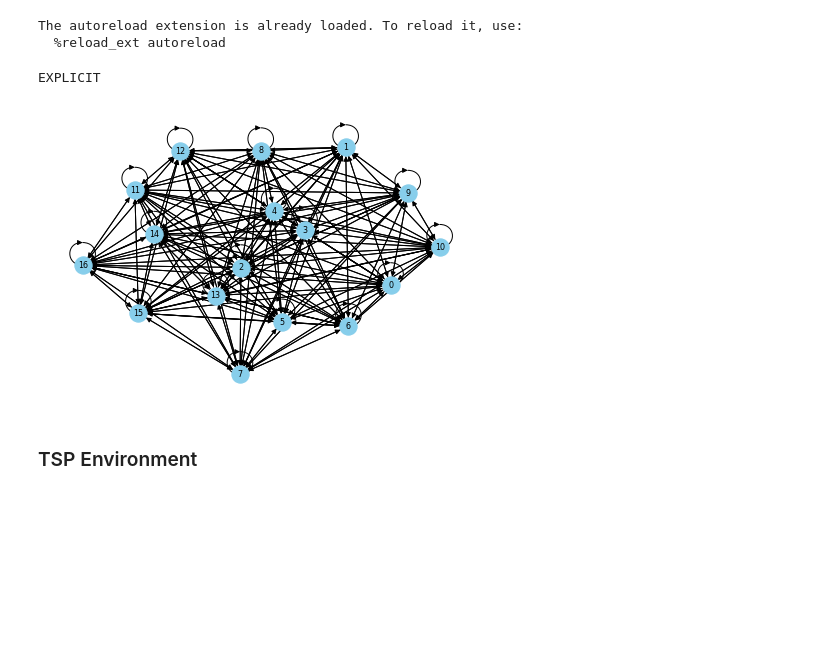
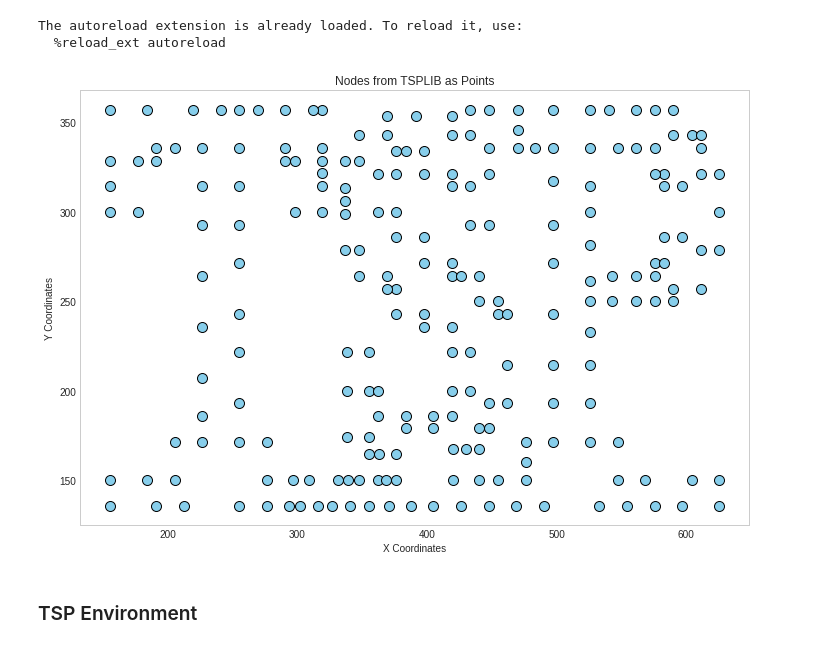
Before and after one commit to Shridhar2602/TSP-RL, a Jupyter notebook: TSP.ipynb, the cells around one changed output. Drawn from its saved outputs; the diff is of its cells as text; code cells hidden in the pictures; blank space fills up the shorter version.

```diff
--- a/TSP.ipynb
+++ b/TSP.ipynb
@@ -16,33 +21,27 @@ import math
 # %% [output]
 The autoreload extension is already loaded. To reload it, use:
   %reload_ext autoreload
-# %%
-# Load TSP instance
-problem = tsplib95.load('./ALL_atsp/br17.atsp/br17.atsp')
-
-problem.as_name_dict()
-nodes = list(problem.get_nodes())
-edges = list(problem.get_edges())
-
-w = problem.get_weight(0, 16)
-
-# Create a NetworkX graph from the problem
-graph = problem.get_graph()
-weights_list = [graph.edges[edge]['weight'] for edge in graph.edges()]
-
-print(problem.edge_weight_type)
-
-# Create a circular layout for the nodes
-pos = nx.spring_layout(graph)
-
-# Plot the graph
-nx.draw(graph, pos=pos, with_labels=True, node_size=300, node_color='skyblue', font_size=8)
-
-# Show the plot
-plt.show()
-# %% [output]
-EXPLICIT
-[figure, removed]
+# %%
+# Load TSP instance
+problem = tsplib95.load('./ALL_atsp/tsp225.tsp')
+
+# Get the node coordinates
+node_coords = problem.node_coords
+
+# Extract x and y coordinates
+x_coords = [coords[0] for coords in node_coords.values()]
+y_coords = [coords[1] for coords in node_coords.values()]
+
+# Plot the nodes as points
+plt.figure(figsize=(12, 8))
+plt.scatter(x_coords, y_coords, s=100, c='skyblue', edgecolors='black')
+plt.title("Nodes from TSPLIB as Points")
+plt.xlabel("X Coordinates")
+plt.ylabel("Y Coordinates")
+plt.grid(False)
+plt.show()
+# %% [output]
+[figure, added]
 # %% [markdown]
 ### TSP Environment
 # %%
```
Also changed, not shown: parts of 13 cells of this notebook, 51 other files.
